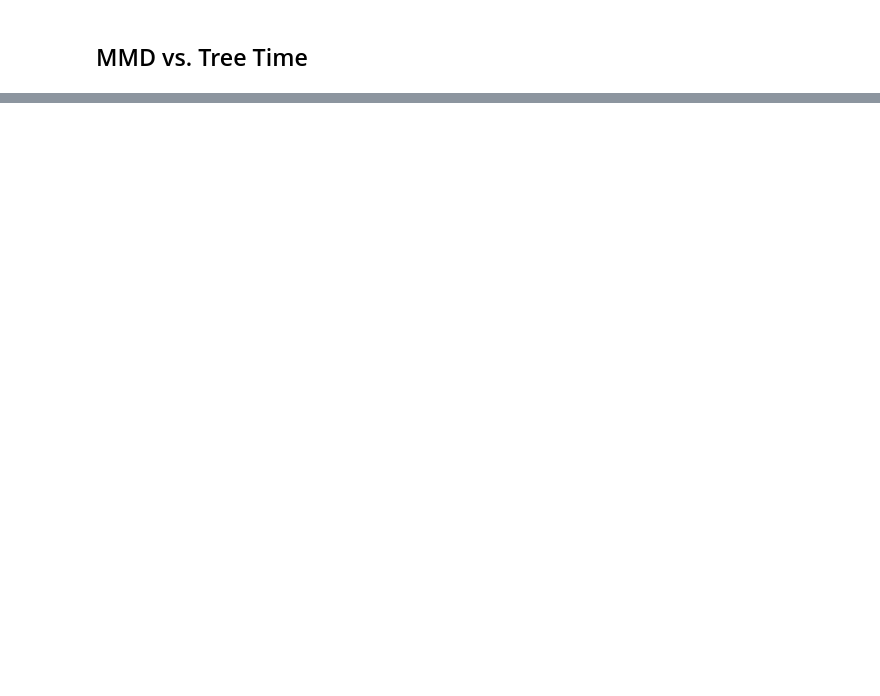
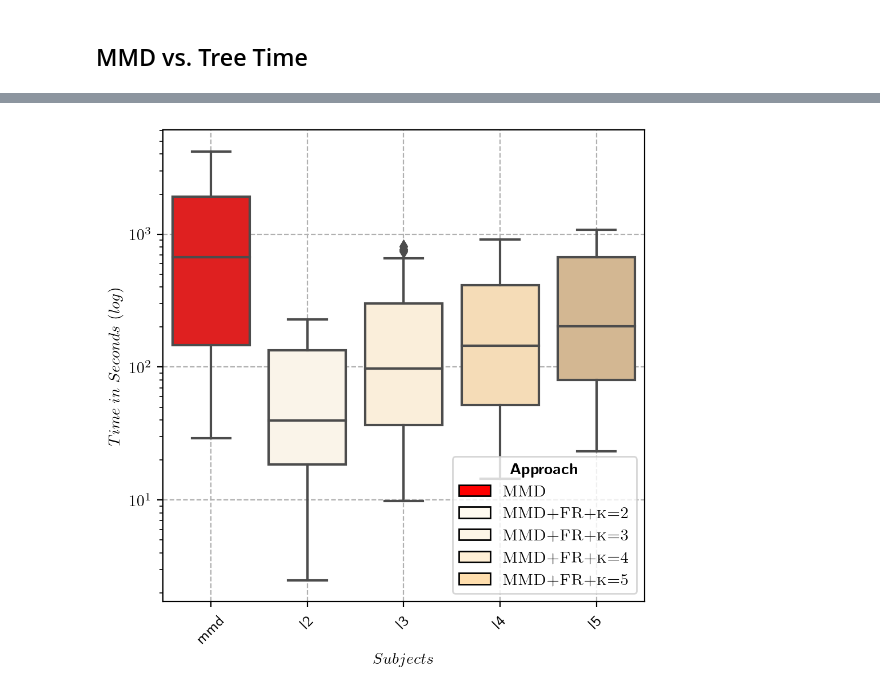
Before and after one commit to martineberlein/misprediction_explanation, a Jupyter notebook: notebooks/eval-Copy1.ipynb, the cells around one changed output, grey strips where cells are left out. Drawn from its saved outputs; the diff is of its cells as text; code cells hidden in the pictures; blank space fills up the shorter version.

```diff
--- a/notebooks/eval-Copy1.ipynb
+++ b/notebooks/eval-Copy1.ipynb
@@ -417,0 +861,16 @@ print(latex.to_latex(index=False))
+# %%
+# Create a new DataFrame as a copy of the original
+df_mmd_mmd2 = pd.read_csv('../evaluation/results.csv')
+
+# Relabel the rules column in the new DataFrame
+df_mmd_mmd2.loc[(df_mmd_mmd2['learner'] == 0) & (df_mmd_mmd2['rules'] == 'induction') & (df_mmd_mmd2['coverage'] == 0.6), 'rules'] = 'mmd'
+df_mmd_mmd2.loc[(df_mmd_mmd2['learner'] == 1) & (df_mmd_mmd2['rules'] == 'induction') & (df_mmd_mmd2['coverage'] == 0.6), 'rules'] = 'l1'
+df_mmd_mmd2.loc[(df_mmd_mmd2['learner'] == 2) & (df_mmd_mmd2['rules'] == 'induction') & (df_mmd_mmd2['coverage'] == 0.6), 'rules'] = 'l2'
+df_mmd_mmd2.loc[(df_mmd_mmd2['learner'] == 3) & (df_mmd_mmd2['rules'] == 'induction') & (df_mmd_mmd2['coverage'] == 0.6), 'rules'] = 'l3'
+df_mmd_mmd2.loc[(df_mmd_mmd2['learner'] == 4) & (df_mmd_mmd2['rules'] == 'induction') & (df_mmd_mmd2['coverage'] == 0.6), 'rules'] = 'l4'
+df_mmd_mmd2.loc[(df_mmd_mmd2['learner'] == 6) & (df_mmd_mmd2['rules'] == 'induction') & (df_mmd_mmd2['coverage'] == 0.6), 'rules'] = 'l5'
+
+# Filter rows where rules is either 'induction' or 'mmd2'
+df_mmd_mmd2 = df_mmd_mmd2[df_mmd_mmd2['rules'].isin(['mmd','l1', 'l2', 'l3', 'l4', 'l5'])]
+# %%
+df_mmd_mmd2['fscore'] = 2 * (df_mmd_mmd2['precision_with'] * df_mmd_mmd2['recall_with']) / (df_mmd_mmd2['precision_with'] + df_mmd_mmd2['recall_with'])
@@ -417,0 +893,34 @@ print(latex.to_latex(index=False))
+# %%
+# Create the box plot
+plt.figure(figsize=(5, 5), dpi=200)
+plt.rcParams['text.usetex'] = True
+
+# Define the colors
+palette = {'mmd': 'red','l1': 'floralwhite', 'l2': 'oldlace', 'l3': 'papayawhip', 'l4': 'navajowhite', 'l5': 'burlywood'}
+
+#sns.boxplot(x='blackbox', y='time_with', hue='rules', data=df_mmd_mmd2, palette=palette)
+sns.boxplot(x='rules', y='time_with', data=df_mmd_mmd2, palette=palette)
+# plt.title('F-score Distribution by Subject for MMD and Our Approach')
+plt.grid(axis="y", linestyle='--',)
+plt.grid(axis="x", linestyle='--',which='both')
+plt.xlabel(r'$Subjects$')
+plt.ylabel(r'$F-Score$')
+plt.xlabel(r'$Subjects$')
+plt.ylabel(r'$Time$ $in$ $Seconds$ $(log)$')
+plt.yscale('log')
+
+plt.xticks(rotation=45)
+first_patch = mpatches.Patch(ec="black" ,facecolor='red')
+
+second_patch = mpatches.Patch(ec="black" ,facecolor='floralwhite')
+third_patch = mpatches.Patch(ec="black" ,facecolor='oldlace')
+fourth_patch = mpatches.Patch(ec="black" ,facecolor='papayawhip')
+fith_patch = mpatches.Patch(ec="black" ,facecolor='navajowhite')
+sixth_patch = mpatches.Patch(ec="black" ,facecolor='burlywood')
+
+plt.legend(title=r'\textbf{Approach}', labels=[r'\scshape{MMD}', r'\scshape{MMD+FR+k=2}', r'\scshape{MMD+FR+k=3}', r'\scshape{MMD+FR+k=4}', r'\scshape{MMD+FR+k=5}'], handles=[first_patch,second_patch, third_patch, fourth_patch, fith_patch, sixth_patch])
+# plt.legend(handles=[first_patch, second_patch])
+plt.tight_layout()
+plt.savefig('./k-time.png')
+# %% [output]
+[figure, added]
```
Also changed, not shown: parts of 19 cells of this notebook.
